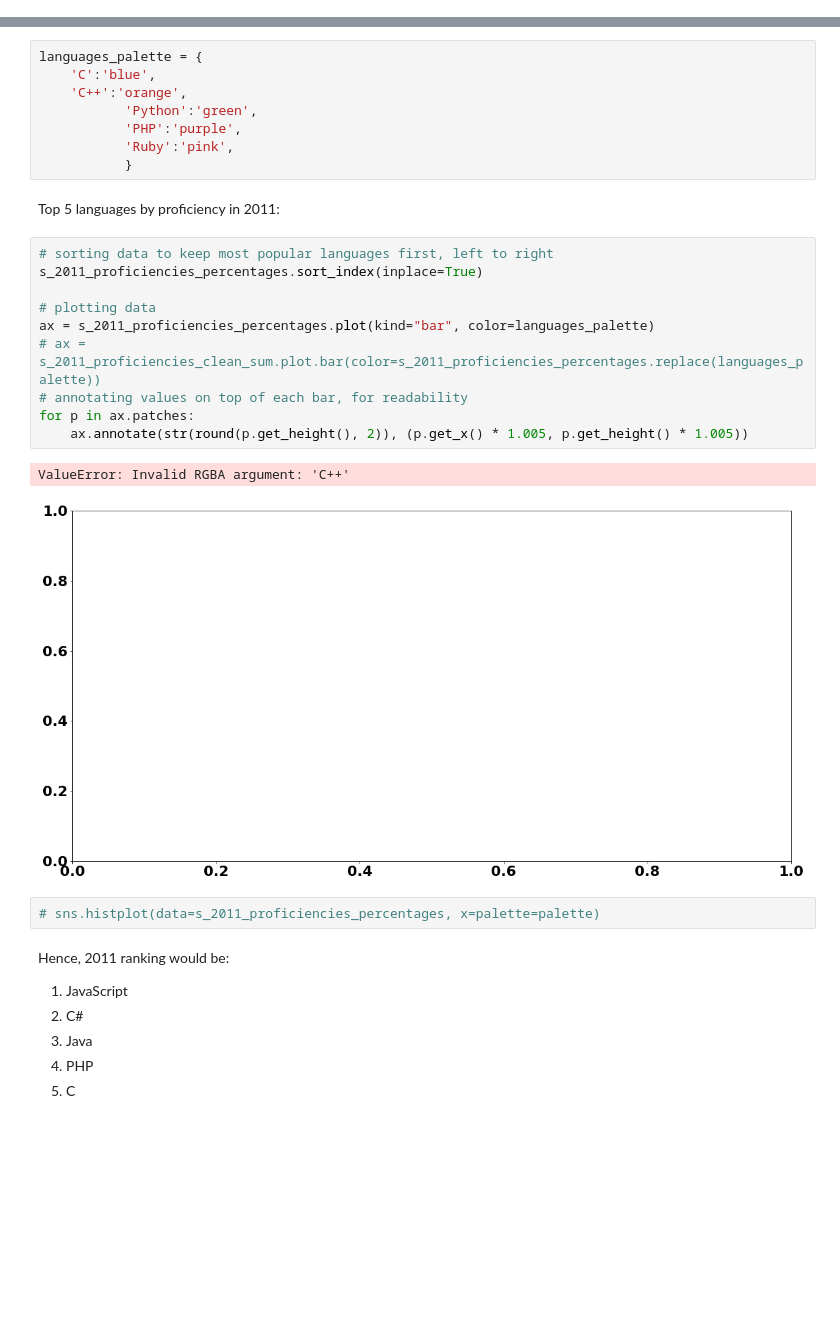
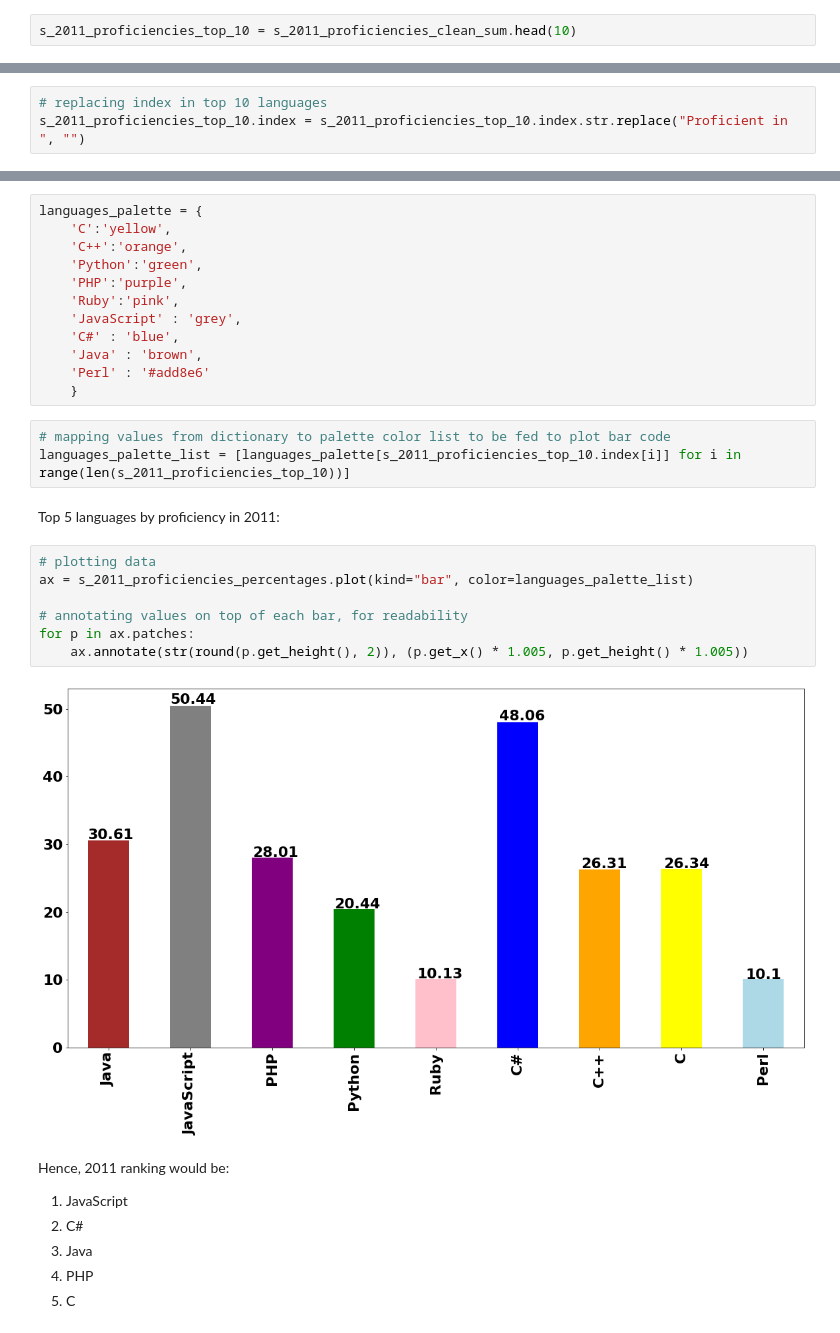
Before and after one commit to alfreedolf/stackoverflow_multiple_years, a Jupyter notebook: notebooks/1.LanguagesPopularityByYear.ipynb, the cells around one changed output, grey strips where cells are left out. Cells and saved outputs as stored; diff of their text form; blank space fills up the shorter version.

```diff
--- a/notebooks/1.LanguagesPopularityByYear.ipynb
+++ b/notebooks/1.LanguagesPopularityByYear.ipynb
@@ -273,3 +274,5 @@ df_2011_proficiencies_clean = df_2011_proficiencies_clean.drop("Proficient in CS
 # %%
 # computing total proficiencies once again
 s_2011_proficiencies_clean_sum = df_2011_proficiencies_clean.sum(axis=0)
+# %%
+s_2011_proficiencies_top_10 = s_2011_proficiencies_clean_sum.head(10)
@@ -276,3 +292,6 @@ s_2011_proficiencies_clean_sum = df_2011_proficiencies_clean.sum(axis=0)
+# %%
+# replacing index in top 10 languages
+s_2011_proficiencies_top_10.index = s_2011_proficiencies_top_10.index.str.replace("Proficient in ", "")
 # %% [markdown]
 We can assess the language popularity in absolute terms computing total percentage of coders using that
 particular language:
@@ -283,29 +302,30 @@ s_2011_proficiencies_percentages = (s_2011_proficiencies_clean_sum/df_2011_profi
 s_2011_proficiencies_percentages.index = s_2011_proficiencies_percentages.index.str.replace("Proficient in ", "")
 # %%
 languages_palette = {
-    'C':'blue',
+    'C':'yellow',
     'C++':'orange',
-           'Python':'green',
-           'PHP':'purple',
-           'Ruby':'pink',
-           }
+    'Python':'green',
+    'PHP':'purple',
+    'Ruby':'pink',
+    'JavaScript' : 'grey',
+    'C#' : 'blue',
+    'Java' : 'brown',
+    'Perl' : '#add8e6'
+    }
+# %%
+# mapping values from dictionary to palette color list to be fed to plot bar code
+languages_palette_list = [languages_palette[s_2011_proficiencies_top_10.index[i]] for i in range(len(s_2011_proficiencies_top_10))]
 # %% [markdown]
 Top 5 languages by proficiency in 2011:
 # %%
-# sorting data to keep most popular languages first, left to right
-s_2011_proficiencies_percentages.sort_index(inplace=True)
+# plotting data
+ax = s_2011_proficiencies_percentages.plot(kind="bar", color=languages_palette_list)
 
-# plotting data
-ax = s_2011_proficiencies_percentages.plot(kind="bar", color=languages_palette)
-# ax = s_2011_proficiencies_clean_sum.plot.bar(color=s_2011_proficiencies_percentages.replace(languages_palette))
 # annotating values on top of each bar, for readability
 for p in ax.patches:
     ax.annotate(str(round(p.get_height(), 2)), (p.get_x() * 1.005, p.get_height() * 1.005))
 # %% [output]
-ValueError: Invalid RGBA argument: 'C++'
-[figure, old version]
+[figure, new version]
-# %%
-# sns.histplot(data=s_2011_proficiencies_percentages, x=palette=palette)
 # %% [markdown]
 Hence, 2011 ranking would be:
 1. JavaScript
```
Also changed, not shown: parts of 3 cells of this notebook.
